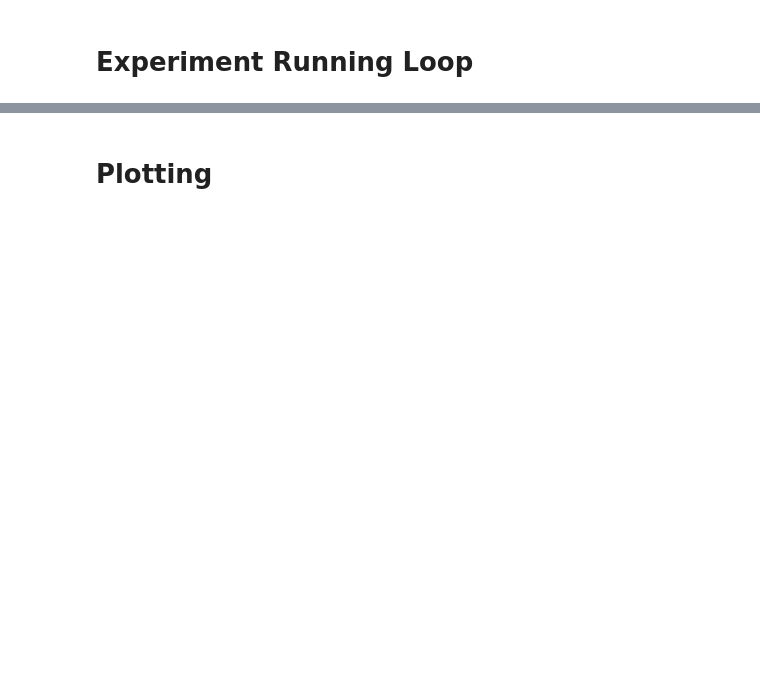
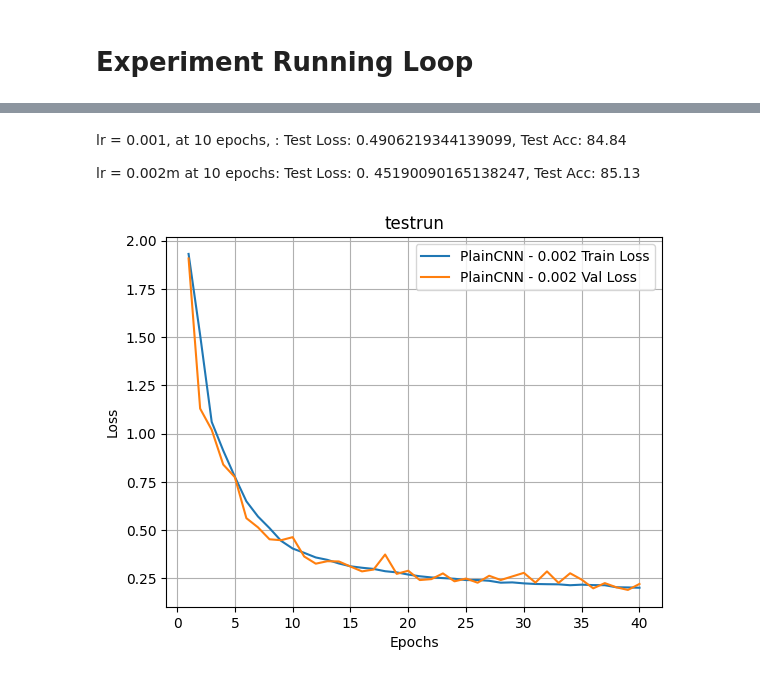
Before and after one commit to Steinburglar/REAN, a Jupyter notebook: experiment.ipynb, the cells around one changed output, grey strips where cells are left out. Drawn from its saved outputs; the diff is of its cells as text; code cells hidden in the pictures; blank space fills up the shorter version.

```diff
--- a/experiment.ipynb
+++ b/experiment.ipynb
@@ -26,13 +30,14 @@ The autoreload extension is already loaded. To reload it, use:
 #some params that should be the same across all experimental runs
 
 group_order = 4
-hidden_dim = 8
+hidden_dim = 20 #from cohen
 out_channels = hidden_dim
 classes = 10
 kernel_size = 3
-num_gconvs = 4
-num_epochs = 2
-batch_size = 64
-learning_rate = 0.001
-gamma = 1
+num_gconvs = 6 #from cohen
+num_epochs = 40
+batch_size = 64 #leave this
+learning_rate = 0.002 #0.002 is final
+gamma = 2
 device = torch.device("cuda" if torch.cuda.is_available() else "cpu")
+print(device)
@@ -39,14 +46,21 @@ device = torch.device("cuda" if torch.cuda.is_available() else "cpu")
 # %% [markdown]
 # Experiment Running Loop #
+# %%
+#test full loop
+models = ['P4CNN', 'RelaxedP4CNN']
+noise_types = ['none', 'iso', 'aniso']
+stds = [0.1, 0.2]
+
+
+
+#for hyperparameter testing
+models = ["PlainCNN"]
+noise_types = ['iso']
+stds = [0.1]
 # %%
-#test full loop
-models = ['PlainCNN', 'P4CNN', 'RelaxedP4CNN']
-noise_types = ['none', 'iso', 'aniso']
-stds = [0.1, 0.2]
-
 for model_name in models:
     for noise_type in noise_types:
-        for std, i in enumerate(stds):
+        for i, std in enumerate(stds):
             if noise_type == 'none':
                 if i != 0: #only run noiseless once
                     continue
@@ -78,6 +92,8 @@ for model_name in models:
                           device=device)
             run_data['noise_type'] = noise_type
             run_data['std'] = std
+            run_data['gamma'] = gamma
+            run_data['group_order'] = group_order
 
             run_dir = make_run_dir(model_name, noise_type, noise_params = noise_params, learning_rate = learning_rate)
             with open(run_dir / "run_data.json", "w") as f:
@@ -115,2 +130,0 @@ Test Loss: 2.302002116394043, Test Acc: 11.35
-# %% [markdown]
-# Plotting #
@@ -126,0 +131,12 @@ for model_name in model_names:
+# %% [markdown]
+lr = 0.001, at 10 epochs, : Test Loss: 0.4906219344139099, Test Acc: 84.84
+
+lr = 0.002m at 10 epochs: Test Loss: 0.
+45190090165138247, Test Acc: 85.13
+# %%
+figure, axes = plt.subplots(1, 1)
+
+
+plot = LossPlot(axes, [run_data], "testrun", ["model_name", "learning_rate"])
+# %% [output]
+[figure, added]
```
Also changed, not shown: parts of 6 cells of this notebook.
